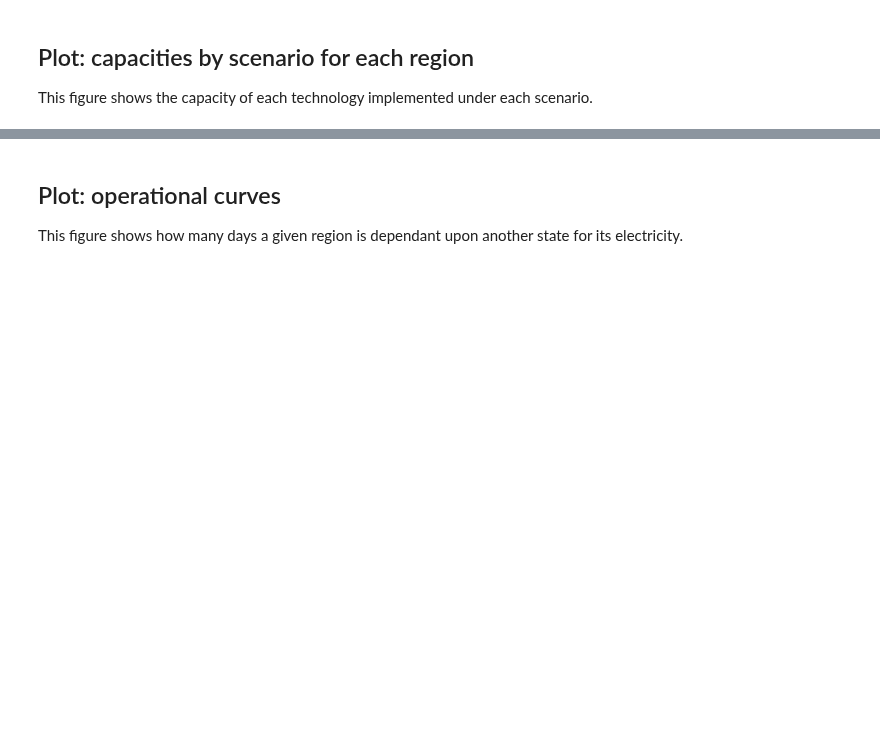
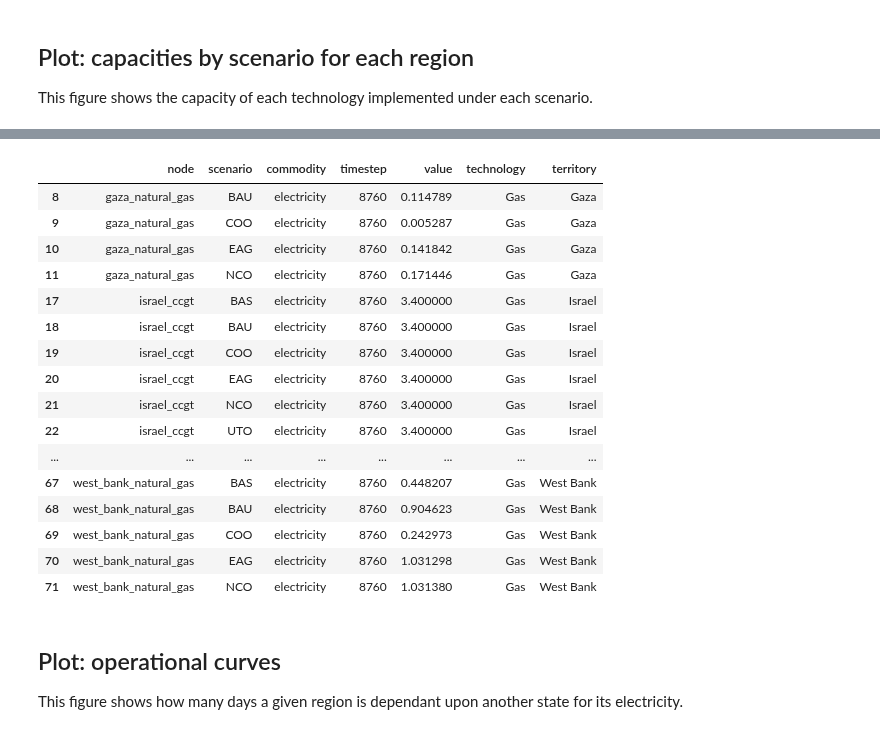
Before and after one commit to amanmajid/nextra, a Jupyter notebook: analysis/icae_results.ipynb, the cells around one changed output, grey strips where cells are left out. Drawn from its saved outputs; the diff is of its cells as text; code cells hidden in the pictures; blank space fills up the shorter version.

```diff
--- a/analysis/icae_results.ipynb
+++ b/analysis/icae_results.ipynb
@@ -308,3 +308,23 @@ f.savefig('../outputs/figures/supp_capacity_by_scenario.pdf',bbox_inches='tight'
+# %%
+caps[caps.technology == 'Gas']
+# %% [output]
+|  | node | scenario | commodity | timestep | value | technology | territory |
+| 8 | gaza_natural_gas | BAU | electricity | 8760 | 0.114789 | Gas | Gaza |
+| 9 | gaza_natural_gas | COO | electricity | 8760 | 0.005287 | Gas | Gaza |
+| 10 | gaza_natural_gas | EAG | electricity | 8760 | 0.141842 | Gas | Gaza |
+| 11 | gaza_natural_gas | NCO | electricity | 8760 | 0.171446 | Gas | Gaza |
+| 17 | israel_ccgt | BAS | electricity | 8760 | 3.400000 | Gas | Israel |
+| 18 | israel_ccgt | BAU | electricity | 8760 | 3.400000 | Gas | Israel |
+| 19 | israel_ccgt | COO | electricity | 8760 | 3.400000 | Gas | Israel |
+| 20 | israel_ccgt | EAG | electricity | 8760 | 3.400000 | Gas | Israel |
+| 21 | israel_ccgt | NCO | electricity | 8760 | 3.400000 | Gas | Israel |
+| 22 | israel_ccgt | UTO | electricity | 8760 | 3.400000 | Gas | Israel |
+| ... | ... | ... | ... | ... | ... | ... | ... |
+| 67 | west_bank_natural_gas | BAS | electricity | 8760 | 0.448207 | Gas | West Bank |
+| 68 | west_bank_natural_gas | BAU | electricity | 8760 | 0.904623 | Gas | West Bank |
+| 69 | west_bank_natural_gas | COO | electricity | 8760 | 0.242973 | Gas | West Bank |
+| 70 | west_bank_natural_gas | EAG | electricity | 8760 | 1.031298 | Gas | West Bank |
+| 71 | west_bank_natural_gas | NCO | electricity | 8760 | 1.031380 | Gas | West Bank |
 # %% [markdown]
 ## Plot: operational curves
 
```
Also changed, not shown: parts of 2 cells of this notebook, 18 other files.
